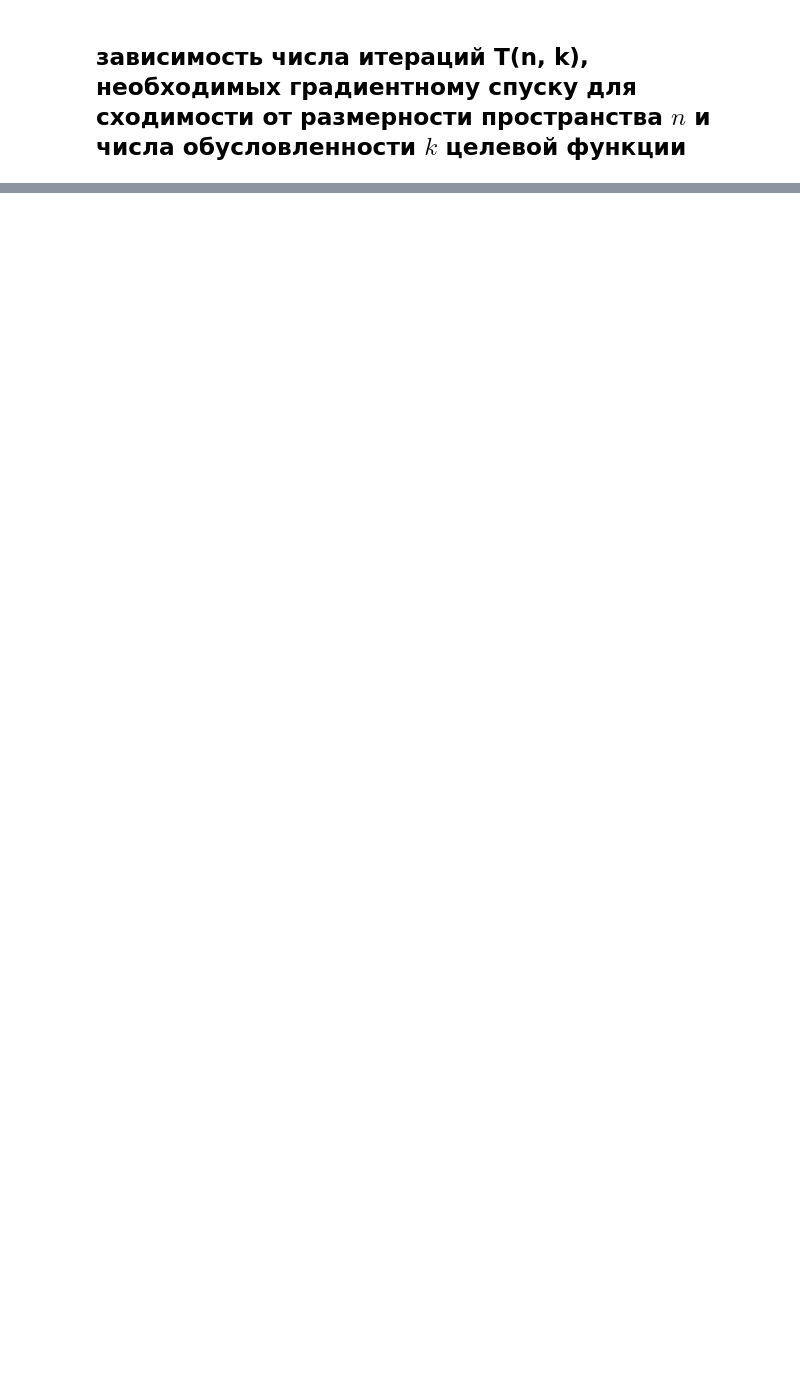
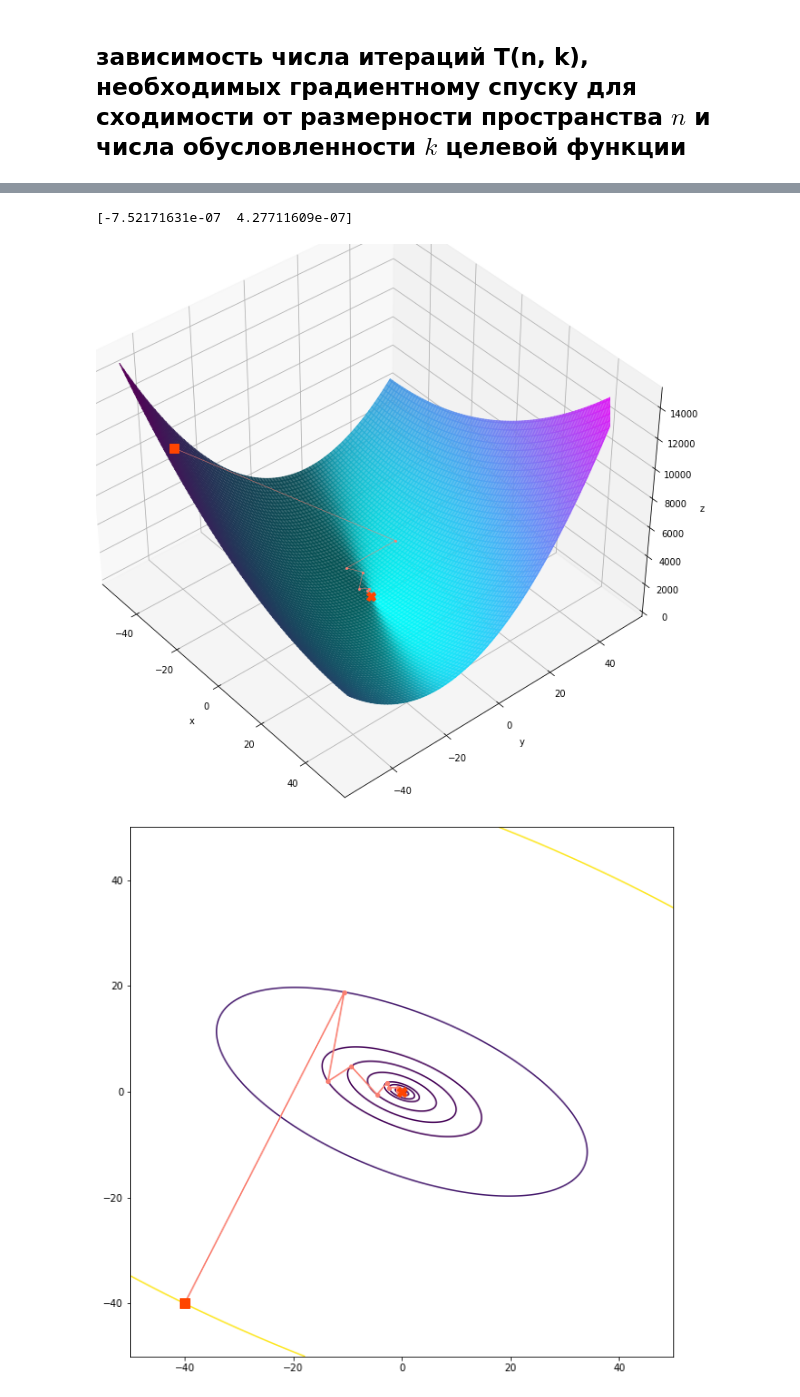
Before and after one commit to swerchansky/optimization-methods, a Jupyter notebook: 1_lab.ipynb, the cells around one changed output, grey strips where cells are left out. Cells and saved outputs as stored; diff of their text form; code cells hidden in the pictures; blank space fills up the shorter version.

Commit message:
Wolfe method added

```diff
--- a/1_lab.ipynb
+++ b/1_lab.ipynb
@@ -197,7 +197,7 @@ def fibonacci(n):
             b = c
         return [g, a, b]
 
-def fibonacci_method(function, x, grad, iter_number=100):
+def fibonacci_method(function, x, grad, iter_number=50):
     gradient = np.array(grad(x[0], x[1]))
     a, b = 0, 100
     fib = fibonacci(iter_number)
@@ -412,9 +412,9 @@ def draw_3d_function(left_limit, right_Limit, points, azim, dist, elev, function
 # %% [markdown]
 ## Градиентный спуск на основе золотого сечения для многомерного случая
 # %%
-def golden_ratio_method(function, x, grad, diag, eps=1e-9):
+def golden_ratio_method(function, x, grad, diag, eps=1e-7):
     gradient = np.array(grad(x, diag))
-    a, b = 0, 100000000000
+    a, b = 0, 10000000000
     fi = (1 + 5 ** 0.5) / 2
     alpha1, alpha2 = b - (b - a) / fi, a + (b - a) / fi
     x1, x2 = x - alpha1 * gradient, x - alpha2 * gradient
@@ -516,0 +521,20 @@ print(count)
+# %%
+def first_condition(f, x, grad, alpha, c1):
+  x1 = x - alpha * np.array(grad(x[0], x[1]))
+  if f(x1[0], x1[1]) <= f(x[0], x[1]) + c1 * alpha * np.dot(np.array(grad(x[0], x[1])), -np.array(grad(x[0], x[1]))):
+    return True
+  else:
+    return False
+
+def second_condition(f, x, grad, alpha, c2):
+  x1 = x - alpha * np.array(grad(x[0], x[1]))
+  if np.dot(np.array(grad(x1[0], x1[1])), -np.array(grad(x[0], x[1]))) >= c2 * np.dot(np.array(grad(x[0], x[1])), -np.array(grad(x[0], x[1]))):
+    return True
+  else:
+    return False
+
+def wolfe_method(f, x, grad, c1=1e-4, c2=0.9):
+    alpha = 100
+    while not first_condition(f, x, grad, alpha, c1) or not second_condition(f, x, grad, alpha, c2):
+      alpha = alpha * 0.35
+    return alpha
@@ -516,0 +543,12 @@ print(count)
+# %%
+def gradient_descent_with_wolfe(f, x, grad_f):
+    points = [x]
+    lr = wolfe_method(f, x, grad_f)
+    x = x - lr * np.array(grad_f(x[0], x[1]))
+    points.append(x)
+    while check_points(points[-2], points[-1]):
+        lr = wolfe_method(f, x, grad_f)
+        x = x - lr * np.array(grad_f(x[0], x[1]))
+        points.append(x)
+
+    return points
@@ -516,0 +557,10 @@ print(count)
+# %%
+x = [-40, -40]
+points = gradient_descent_with_wolfe(f3, x, grad3)
+print(points[-1])
+draw_3d_function(-50, 50, points, -40, 8, 40, f3)
+draw_lines_of_level(points, f3)
+# %% [output]
+[-7.52171631e-07  4.27711609e-07]
+[figure, added]
+[figure, added]
```
Also changed, not shown: parts of 15 cells of this notebook.
